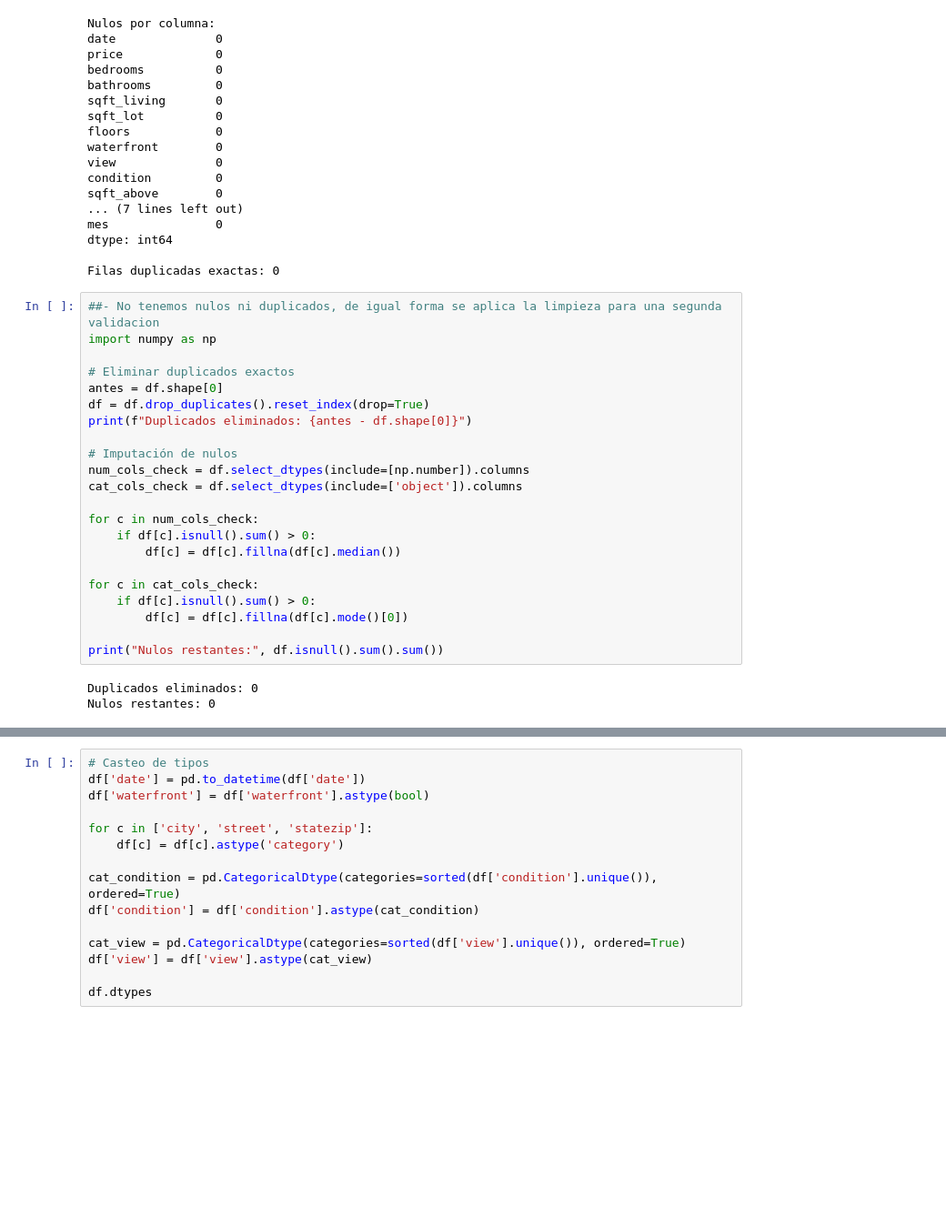
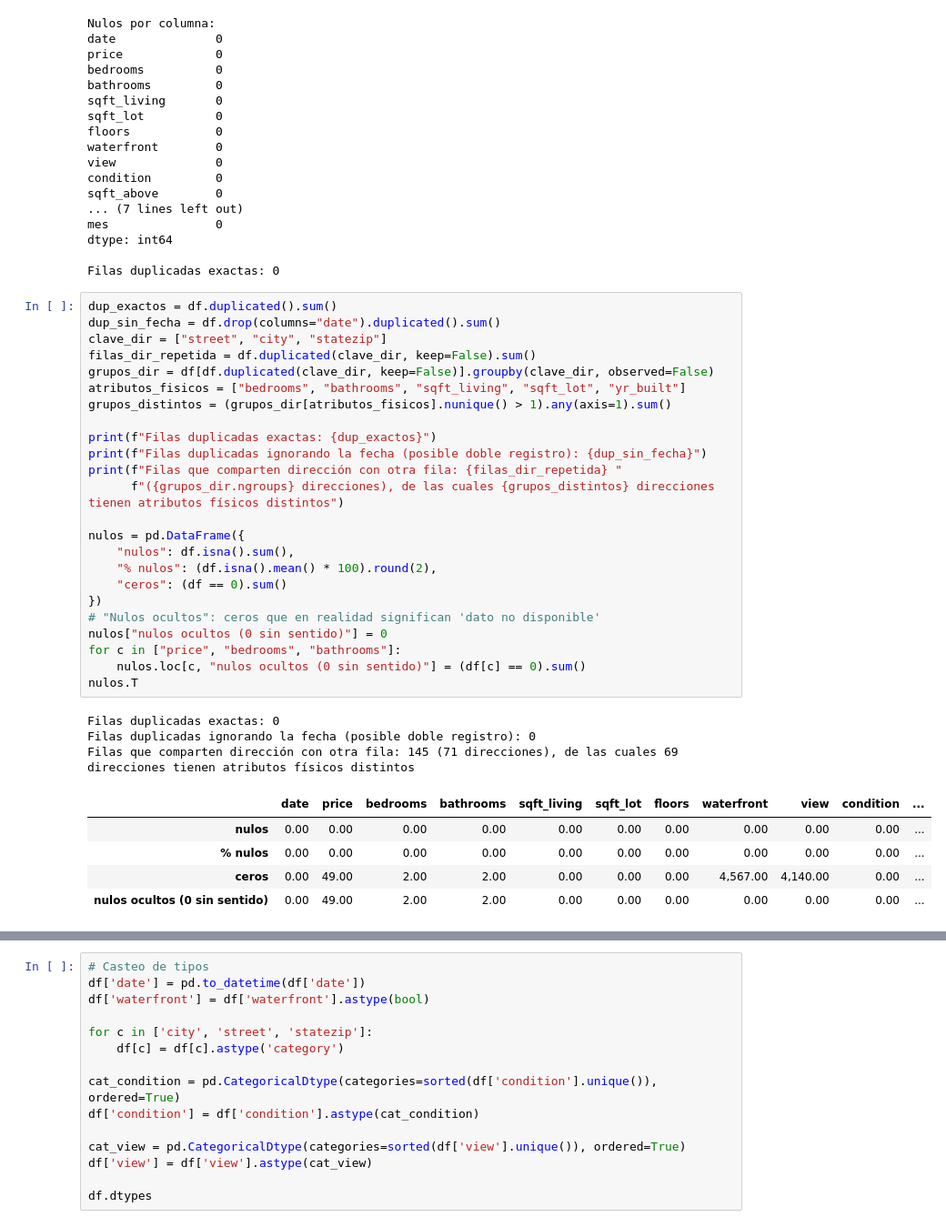
Before and after one commit to wantuds-crypto/Ciencia-datos-curso, a Jupyter notebook: Final_precios_inmuebles.ipynb, the cells around one changed output, grey strips where cells are left out. Shown at 91% size. Cells and saved outputs as stored; diff of their text form; blank space fills up the shorter version.

```diff
--- a/Final_precios_inmuebles.ipynb
+++ b/Final_precios_inmuebles.ipynb
@@ -164,28 +175,36 @@ mes               0
 dtype: int64
 
 Filas duplicadas exactas: 0
-# %%
-##- No tenemos nulos ni duplicados, de igual forma se aplica la limpieza para una segunda validacion
-import numpy as np
-
-# Eliminar duplicados exactos
-antes = df.shape[0]
-df = df.drop_duplicates().reset_index(drop=True)
-print(f"Duplicados eliminados: {antes - df.shape[0]}")
-
-# Imputación de nulos
-num_cols_check = df.select_dtypes(include=[np.number]).columns
-cat_cols_check = df.select_dtypes(include=['object']).columns
-
-for c in num_cols_check:
-    if df[c].isnull().sum() > 0:
-        df[c] = df[c].fillna(df[c].median())
-
-for c in cat_cols_check:
-    if df[c].isnull().sum() > 0:
-        df[c] = df[c].fillna(df[c].mode()[0])
-
-print("Nulos restantes:", df.isnull().sum().sum())
-# %% [output]
-Duplicados eliminados: 0
-Nulos restantes: 0
+# %%
+dup_exactos = df.duplicated().sum()
+dup_sin_fecha = df.drop(columns="date").duplicated().sum()
+clave_dir = ["street", "city", "statezip"]
+filas_dir_repetida = df.duplicated(clave_dir, keep=False).sum()
+grupos_dir = df[df.duplicated(clave_dir, keep=False)].groupby(clave_dir, observed=False)
+atributos_fisicos = ["bedrooms", "bathrooms", "sqft_living", "sqft_lot", "yr_built"]
+grupos_distintos = (grupos_dir[atributos_fisicos].nunique() > 1).any(axis=1).sum()
+
+print(f"Filas duplicadas exactas: {dup_exactos}")
+print(f"Filas duplicadas ignorando la fecha (posible doble registro): {dup_sin_fecha}")
+print(f"Filas que comparten dirección con otra fila: {filas_dir_repetida} "
+      f"({grupos_dir.ngroups} direcciones), de las cuales {grupos_distintos} direcciones tienen atributos físicos distintos")
+
+nulos = pd.DataFrame({
+    "nulos": df.isna().sum(),
+    "% nulos": (df.isna().mean() * 100).round(2),
+    "ceros": (df == 0).sum()
+})
+# "Nulos ocultos": ceros que en realidad significan 'dato no disponible'
+nulos["nulos ocultos (0 sin sentido)"] = 0
+for c in ["price", "bedrooms", "bathrooms"]:
+    nulos.loc[c, "nulos ocultos (0 sin sentido)"] = (df[c] == 0).sum()
+nulos.T
+# %% [output]
+Filas duplicadas exactas: 0
+Filas duplicadas ignorando la fecha (posible doble registro): 0
+Filas que comparten dirección con otra fila: 145 (71 direcciones), de las cuales 69 direcciones tienen atributos físicos distintos
+|  | date | price | bedrooms | bathrooms | sqft_living | sqft_lot | floors | waterfront | view | condition | ... |
+| nulos | 0.00 | 0.00 | 0.00 | 0.00 | 0.00 | 0.00 | 0.00 | 0.00 | 0.00 | 0.00 | ... |
+| % nulos | 0.00 | 0.00 | 0.00 | 0.00 | 0.00 | 0.00 | 0.00 | 0.00 | 0.00 | 0.00 | ... |
+| ceros | 0.00 | 49.00 | 2.00 | 2.00 | 0.00 | 0.00 | 0.00 | 4,567.00 | 4,140.00 | 0.00 | ... |
+| nulos ocultos (0 sin sentido) | 0.00 | 49.00 | 2.00 | 2.00 | 0.00 | 0.00 | 0.00 | 0.00 | 0.00 | 0.00 | ... |
```
Also changed, not shown: parts of 12 cells of this notebook.
